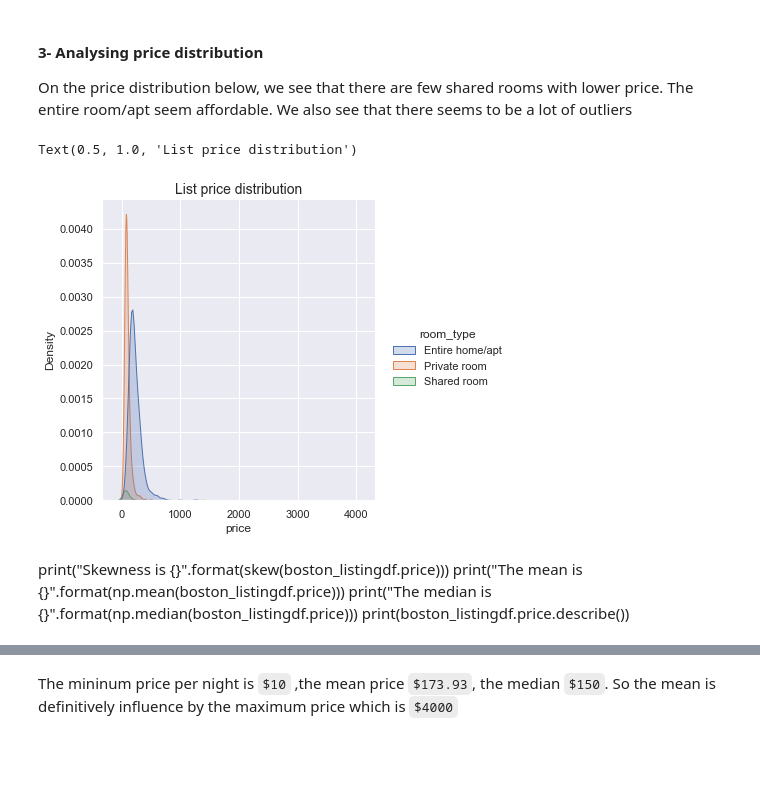
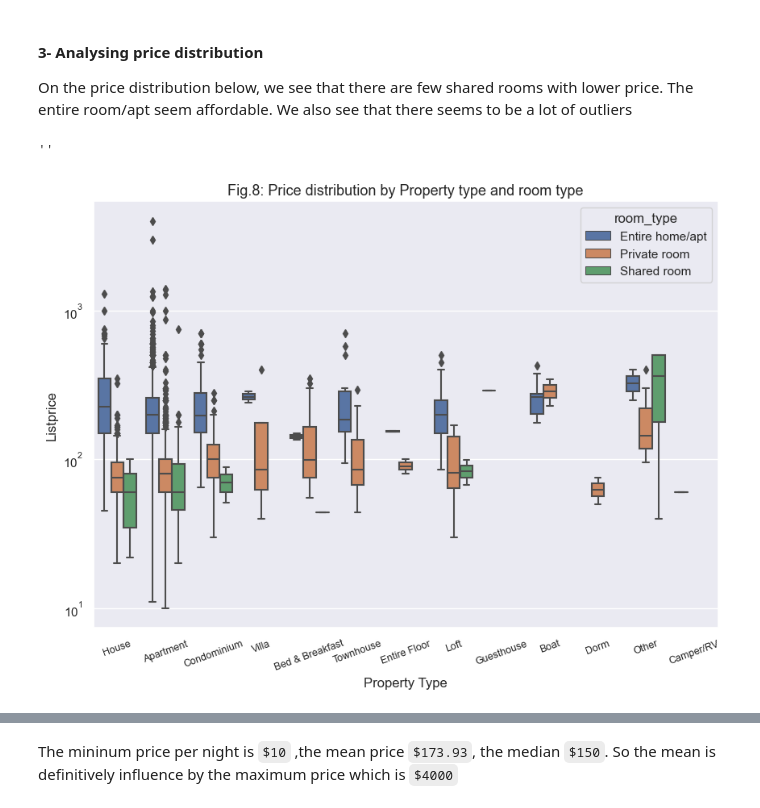
Before and after one commit to tmbothe/AirBnB_Analysis, a Jupyter notebook: Modeling.ipynb, the cells around one changed output, grey strips where cells are left out. Drawn from its saved outputs; the diff is of its cells as text; code cells hidden in the pictures; blank space fills up the shorter version.

```diff
--- a/Modeling.ipynb
+++ b/Modeling.ipynb
@@ -138,14 +138,15 @@ boston_listingdf.shape
 # %% [markdown]
 #### 3- Analysing price distribution
 On the price distribution below, we see that there are few shared rooms with lower price. The entire room/apt seem affordable. We also see that there seems to be a lot of outliers
-# %%
-ax = sns.displot(boston_listingdf,x='price', hue='room_type' ,kind = "kde", fill=True)
-plt.title('List price distribution',fontsize=14)
-# %% [output]
-Text(0.5, 1.0, 'List price distribution')
-[figure, removed]
-# %% [markdown]
-print("Skewness is {}".format(skew(boston_listingdf.price)))
-print("The mean is {}".format(np.mean(boston_listingdf.price)))
-print("The median is {}".format(np.median(boston_listingdf.price)))
-print(boston_listingdf.price.describe())
+# %%
+figure,ax = plt.subplots(figsize=(10,7),dpi=100)
+ax.set(yscale="log")
+sns.boxplot(x="property_type",y="price",hue="room_type", data=boston_listingdf).set_title("Fig.8: Price distribution by Property type and room type", fontsize=13)
+plt.xticks(rotation=20, fontsize=9)
+plt.xlabel('Property Type')
+plt.ylabel('Listprice')
+figure.savefig('images/price_distribution_property.png')
+;
+# %% [output]
+''
+[figure, added]
```
Also changed, not shown: parts of 22 cells of this notebook, 2 other files.
